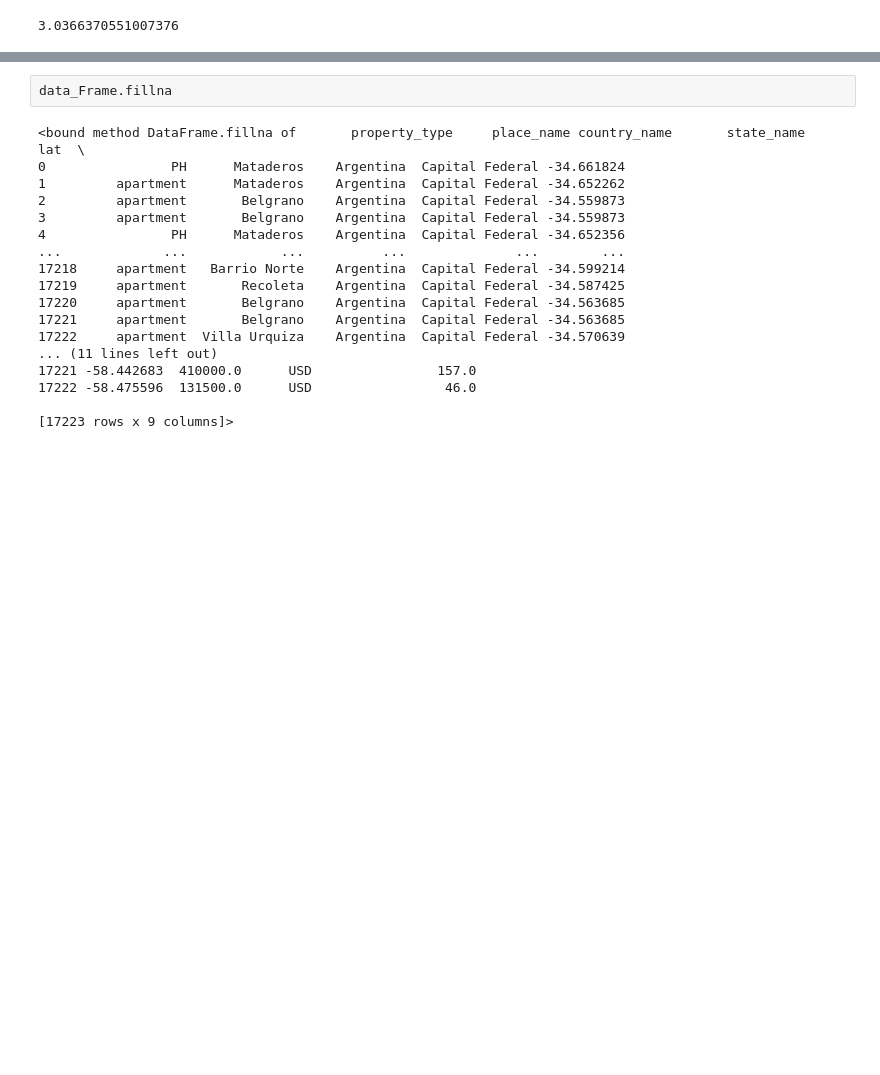
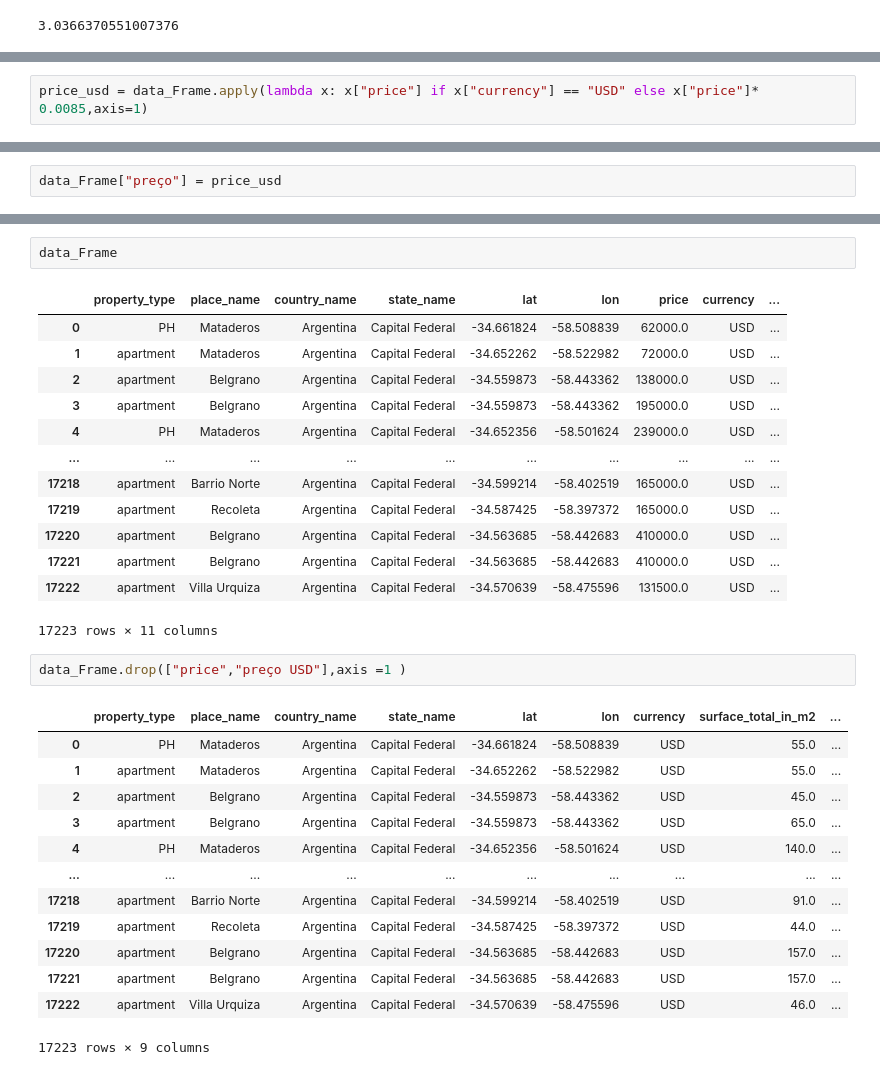
Before and after one commit to rguto11/Projeto_Integrador2, a Jupyter notebook: ProjetoIntegrador1.ipynb, the cells around one changed output, grey strips where cells are left out. Saved outputs shown, nothing was run; the diff lists cells and outputs as text; blank space fills up the shorter version.

```diff
--- a/ProjetoIntegrador1.ipynb
+++ b/ProjetoIntegrador1.ipynb
@@ -68,0 +69,2 @@ data_Frame_nUSD
+# %%
+price_usd = data_Frame.apply(lambda x: x["price"] if x["currency"] == "USD" else x["price"]* 0.0085,axis=1)
@@ -68,0 +93,2 @@ data_Frame_nUSD
+# %%
+data_Frame["preço"] = price_usd
@@ -69,20 +113,32 @@ data_Frame_nUSD
 # %%
-data_Frame.fillna
+data_Frame
 # %% [output]
+|  | property_type | place_name | country_name | state_name | lat | lon | price | currency | ... |
+| 0 | PH | Mataderos | Argentina | Capital Federal | -34.661824 | -58.508839 | 62000.0 | USD | ... |
+| 1 | apartment | Mataderos | Argentina | Capital Federal | -34.652262 | -58.522982 | 72000.0 | USD | ... |
+| 2 | apartment | Belgrano | Argentina | Capital Federal | -34.559873 | -58.443362 | 138000.0 | USD | ... |
+| 3 | apartment | Belgrano | Argentina | Capital Federal | -34.559873 | -58.443362 | 195000.0 | USD | ... |
+| 4 | PH | Mataderos | Argentina | Capital Federal | -34.652356 | -58.501624 | 239000.0 | USD | ... |
+| ... | ... | ... | ... | ... | ... | ... | ... | ... | ... |
+| 17218 | apartment | Barrio Norte | Argentina | Capital Federal | -34.599214 | -58.402519 | 165000.0 | USD | ... |
+| 17219 | apartment | Recoleta | Argentina | Capital Federal | -34.587425 | -58.397372 | 165000.0 | USD | ... |
+| 17220 | apartment | Belgrano | Argentina | Capital Federal | -34.563685 | -58.442683 | 410000.0 | USD | ... |
+| 17221 | apartment | Belgrano | Argentina | Capital Federal | -34.563685 | -58.442683 | 410000.0 | USD | ... |
+| 17222 | apartment | Villa Urquiza | Argentina | Capital Federal | -34.570639 | -58.475596 | 131500.0 | USD | ... |
-<bound method DataFrame.fillna of       property_type     place_name country_name       state_name        lat  \
-0                PH      Mataderos    Argentina  Capital Federal -34.661824
-1         apartment      Mataderos    Argentina  Capital Federal -34.652262
-2         apartment       Belgrano    Argentina  Capital Federal -34.559873
-3         apartment       Belgrano    Argentina  Capital Federal -34.559873
-4                PH      Mataderos    Argentina  Capital Federal -34.652356
-...             ...            ...          ...              ...        ...
-17218     apartment   Barrio Norte    Argentina  Capital Federal -34.599214
-17219     apartment       Recoleta    Argentina  Capital Federal -34.587425
-17220     apartment       Belgrano    Argentina  Capital Federal -34.563685
-17221     apartment       Belgrano    Argentina  Capital Federal -34.563685
-17222     apartment  Villa Urquiza    Argentina  Capital Federal -34.570639
-... (11 lines left out)
-17221 -58.442683  410000.0      USD                157.0
-17222 -58.475596  131500.0      USD                 46.0
-
-[17223 rows x 9 columns]>
+17223 rows × 11 columns
+# %%
+data_Frame.drop(["price","preço USD"],axis =1 )
+# %% [output]
+|  | property_type | place_name | country_name | state_name | lat | lon | currency | surface_total_in_m2 | ... |
+| 0 | PH | Mataderos | Argentina | Capital Federal | -34.661824 | -58.508839 | USD | 55.0 | ... |
+| 1 | apartment | Mataderos | Argentina | Capital Federal | -34.652262 | -58.522982 | USD | 55.0 | ... |
+| 2 | apartment | Belgrano | Argentina | Capital Federal | -34.559873 | -58.443362 | USD | 45.0 | ... |
+| 3 | apartment | Belgrano | Argentina | Capital Federal | -34.559873 | -58.443362 | USD | 65.0 | ... |
+| 4 | PH | Mataderos | Argentina | Capital Federal | -34.652356 | -58.501624 | USD | 140.0 | ... |
+| ... | ... | ... | ... | ... | ... | ... | ... | ... | ... |
+| 17218 | apartment | Barrio Norte | Argentina | Capital Federal | -34.599214 | -58.402519 | USD | 91.0 | ... |
+| 17219 | apartment | Recoleta | Argentina | Capital Federal | -34.587425 | -58.397372 | USD | 44.0 | ... |
+| 17220 | apartment | Belgrano | Argentina | Capital Federal | -34.563685 | -58.442683 | USD | 157.0 | ... |
+| 17221 | apartment | Belgrano | Argentina | Capital Federal | -34.563685 | -58.442683 | USD | 157.0 | ... |
+| 17222 | apartment | Villa Urquiza | Argentina | Capital Federal | -34.570639 | -58.475596 | USD | 46.0 | ... |
+17223 rows × 9 columns
```
Also changed, not shown: parts of 6 cells of this notebook.
